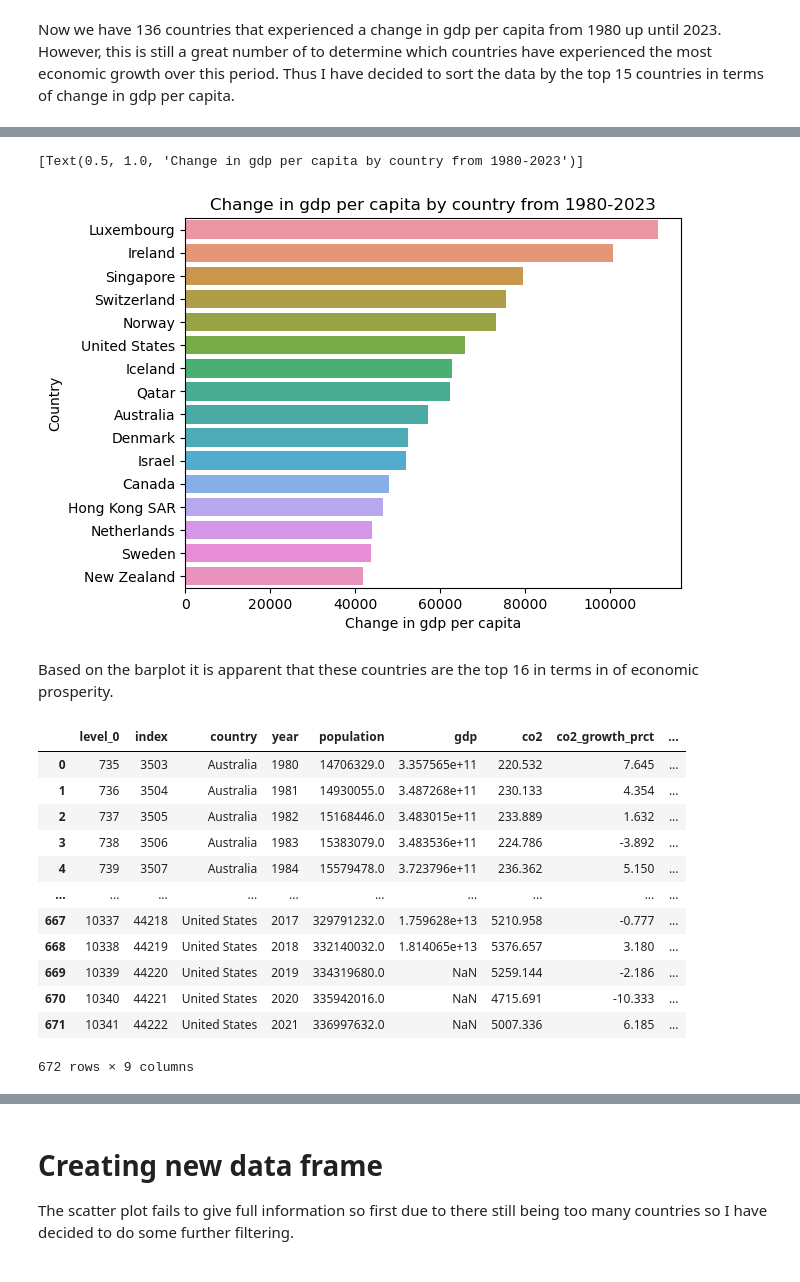
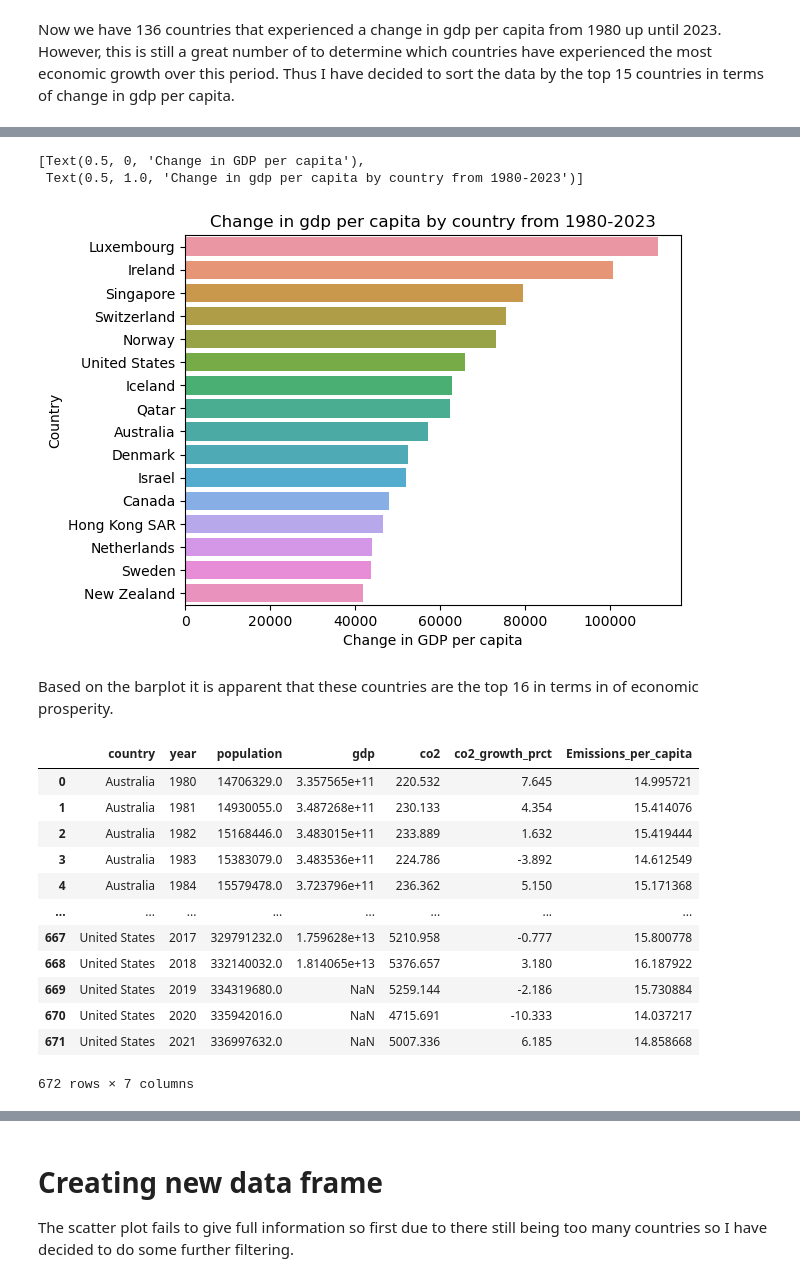
Before and after one commit to ubco-W2022T2-data301/project-group-group42, a Jupyter notebook: analysis/analysisNjabuloDlamini.ipynb, the cells around one changed output, grey strips where cells are left out. Cells and saved outputs as stored; diff of their text form; code cells hidden in the pictures.

```diff
--- a/analysis/analysisNjabuloDlamini.ipynb
+++ b/analysis/analysisNjabuloDlamini.ipynb
@@ -89,32 +90,37 @@ mydf.to_csv("../data/processed/processedEmissoinsData.csv")
 # %%
-sns.barplot(x = "Change in gdp per capita", y = "Country", data = top15).set(title="Change in gdp per capita by country from 1980-2023")
+sns.barplot(x = "change_in_gdp_per_capita", y = "Country", data = top15).set(xlabel = "Change in GDP per capita",title="Change in gdp per capita by country from 1980-2023")
 # %% [output]
-[Text(0.5, 1.0, 'Change in gdp per capita by country from 1980-2023')]
+[Text(0.5, 0, 'Change in GDP per capita'),
+ Text(0.5, 1.0, 'Change in gdp per capita by country from 1980-2023')]
 [figure]
 # %% [markdown]
 Based on the barplot it is apparent that these countries are the top 16 in terms in of economic prosperity.
 # %%
-top15countries = ["Luxembourg", "Ireland", "Singapore", "Switzerland", "Norway", "New Zealand", "Iceland", "Qatar", "Australia", "Denmark", "Israel", "Canada", "Hong Kong", "Netherlands",  "Sweden", "United States"]
-df_em = pd.read_csv("../data/raw/owid_emissions.csv") #Emissions dataframe
-mydf = df_em[(df_em['year'] >= 1980)].iloc[:,[0,1,3,4,7,9]].reset_index()
-#mydf = df_em.iloc[:,[0,1,3,4,7,9]].reset_index()
-mydf16 = mydf[mydf["country"].isin(top15countries)].reset_index()
-mydf16['Emissions per capita'] = mydf15['co2']*1000000/mydf['population']
-mydf16
+top15countries = ["Luxembourg", "Ireland", "Singapore", "Switzerland", "Norway", "New Zealand", "Iceland", "Qatar", "Australia", "Denmark", "Israel", "Canada", "Hong Kong", "Netherlands", "Sweden", "United States"]
+def top16_countries():
+    mydf16 = (pd.read_csv("../data/raw/owid_emissions.csv")
+              .query('year >= 1980')
+              .iloc[:, [0, 1, 3, 4, 7, 9]]
+              .reset_index(drop=True)
+              .query('country in @top15countries')
+              .assign(Emissions_per_capita=lambda x: x['co2'] * 1000000 / x['population'])
+              .reset_index(drop=True))
+
+    return mydf16
 # %% [output]
-|  | level_0 | index | country | year | population | gdp | co2 | co2_growth_prct | ... |
-| 0 | 735 | 3503 | Australia | 1980 | 14706329.0 | 3.357565e+11 | 220.532 | 7.645 | ... |
-| 1 | 736 | 3504 | Australia | 1981 | 14930055.0 | 3.487268e+11 | 230.133 | 4.354 | ... |
-| 2 | 737 | 3505 | Australia | 1982 | 15168446.0 | 3.483015e+11 | 233.889 | 1.632 | ... |
-| 3 | 738 | 3506 | Australia | 1983 | 15383079.0 | 3.483536e+11 | 224.786 | -3.892 | ... |
-| 4 | 739 | 3507 | Australia | 1984 | 15579478.0 | 3.723796e+11 | 236.362 | 5.150 | ... |
-| ... | ... | ... | ... | ... | ... | ... | ... | ... | ... |
-| 667 | 10337 | 44218 | United States | 2017 | 329791232.0 | 1.759628e+13 | 5210.958 | -0.777 | ... |
-| 668 | 10338 | 44219 | United States | 2018 | 332140032.0 | 1.814065e+13 | 5376.657 | 3.180 | ... |
-| 669 | 10339 | 44220 | United States | 2019 | 334319680.0 | NaN | 5259.144 | -2.186 | ... |
-| 670 | 10340 | 44221 | United States | 2020 | 335942016.0 | NaN | 4715.691 | -10.333 | ... |
-| 671 | 10341 | 44222 | United States | 2021 | 336997632.0 | NaN | 5007.336 | 6.185 | ... |
+|  | country | year | population | gdp | co2 | co2_growth_prct | Emissions_per_capita |
+| 0 | Australia | 1980 | 14706329.0 | 3.357565e+11 | 220.532 | 7.645 | 14.995721 |
+| 1 | Australia | 1981 | 14930055.0 | 3.487268e+11 | 230.133 | 4.354 | 15.414076 |
+| 2 | Australia | 1982 | 15168446.0 | 3.483015e+11 | 233.889 | 1.632 | 15.419444 |
+| 3 | Australia | 1983 | 15383079.0 | 3.483536e+11 | 224.786 | -3.892 | 14.612549 |
+| 4 | Australia | 1984 | 15579478.0 | 3.723796e+11 | 236.362 | 5.150 | 15.171368 |
+| ... | ... | ... | ... | ... | ... | ... | ... |
+| 667 | United States | 2017 | 329791232.0 | 1.759628e+13 | 5210.958 | -0.777 | 15.800778 |
+| 668 | United States | 2018 | 332140032.0 | 1.814065e+13 | 5376.657 | 3.180 | 16.187922 |
+| 669 | United States | 2019 | 334319680.0 | NaN | 5259.144 | -2.186 | 15.730884 |
+| 670 | United States | 2020 | 335942016.0 | NaN | 4715.691 | -10.333 | 14.037217 |
+| 671 | United States | 2021 | 336997632.0 | NaN | 5007.336 | 6.185 | 14.858668 |
-672 rows × 9 columns
+672 rows × 7 columns
 # %%
 mydf16.to_csv("../data/processed/processedEmissionsDataNjabulo.csv")
 # %%
```
Also changed, not shown: parts of 9 cells of this notebook, 4 other files.
